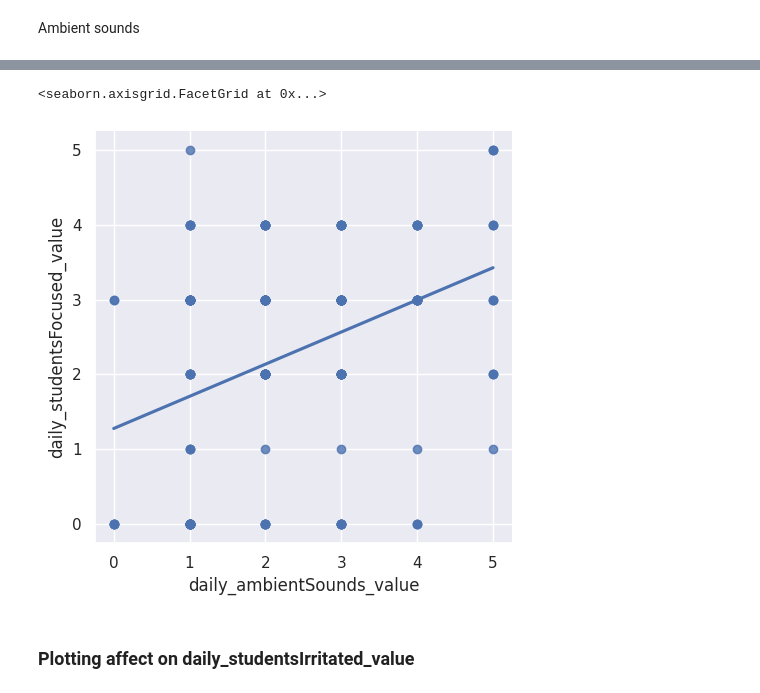
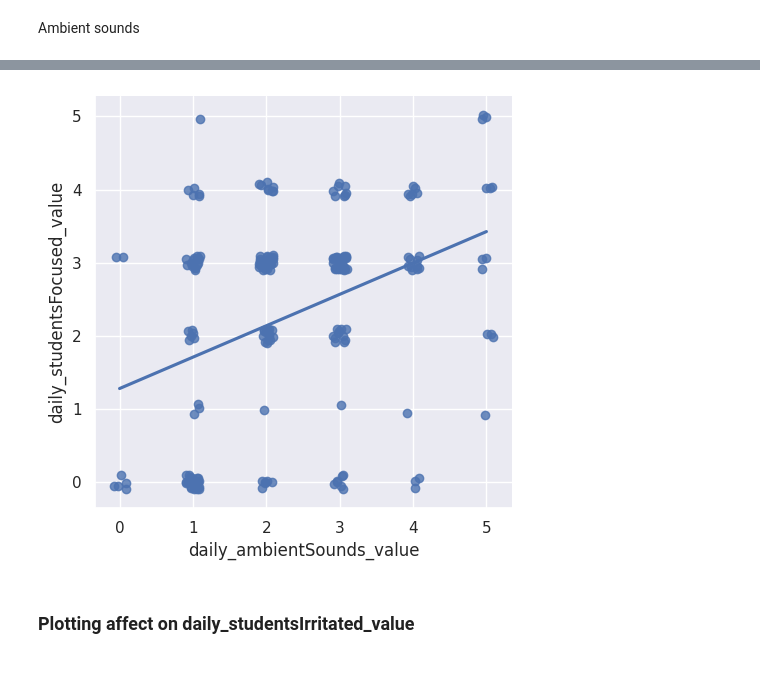
Before and after one commit to tug-cps/SchoolFeedback, a Jupyter notebook: notebooks/data_analysis.ipynb, the cells around one changed output, grey strips where cells are left out. Drawn from its saved outputs; the diff is of its cells as text; code cells hidden in the pictures.

```diff
--- a/notebooks/data_analysis.ipynb
+++ b/notebooks/data_analysis.ipynb
@@ -130,8 +126,8 @@ plt.savefig("../plots/daily_studentsFocused_value/ambient_sounds.png",bbox_inche
 # %%
-sns.lmplot(x='daily_ambientSounds_value', y='daily_studentsFocused_value', data=feedback_df, ci=None)
+fig=sns.lmplot(x='daily_ambientSounds_value', y='daily_studentsFocused_value', data=feedback_df, ci=None, x_jitter=0.1,y_jitter=0.1)
+fig.savefig("../plots/daily_studentsFocused_value/ambient_sounds.png",bbox_inches='tight')
 # %% [output]
-<seaborn.axisgrid.FacetGrid at 0x...>
-[figure, old version]
+[figure, new version]
 # %% [markdown]
 ### Plotting affect on daily_studentsIrritated_value
 # %% [markdown]
```
Also changed, not shown: parts of 33 cells of this notebook, 26 other files.
